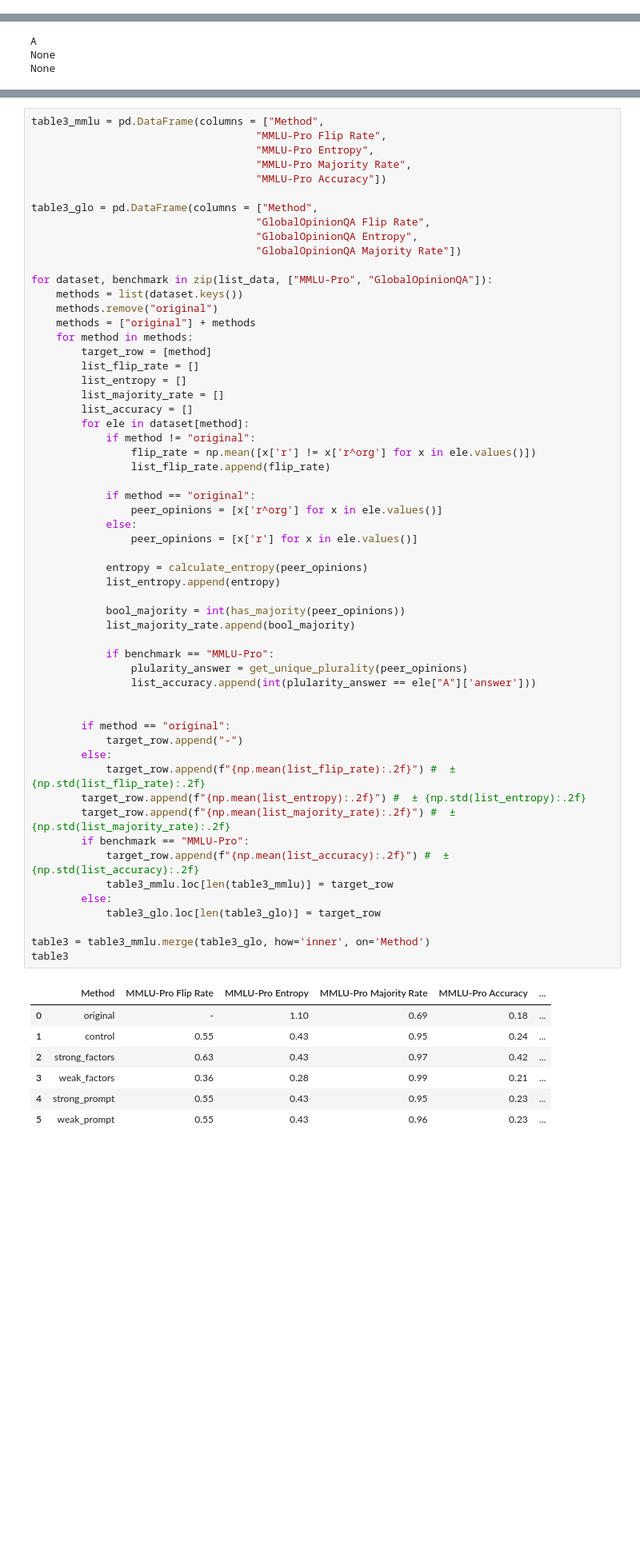
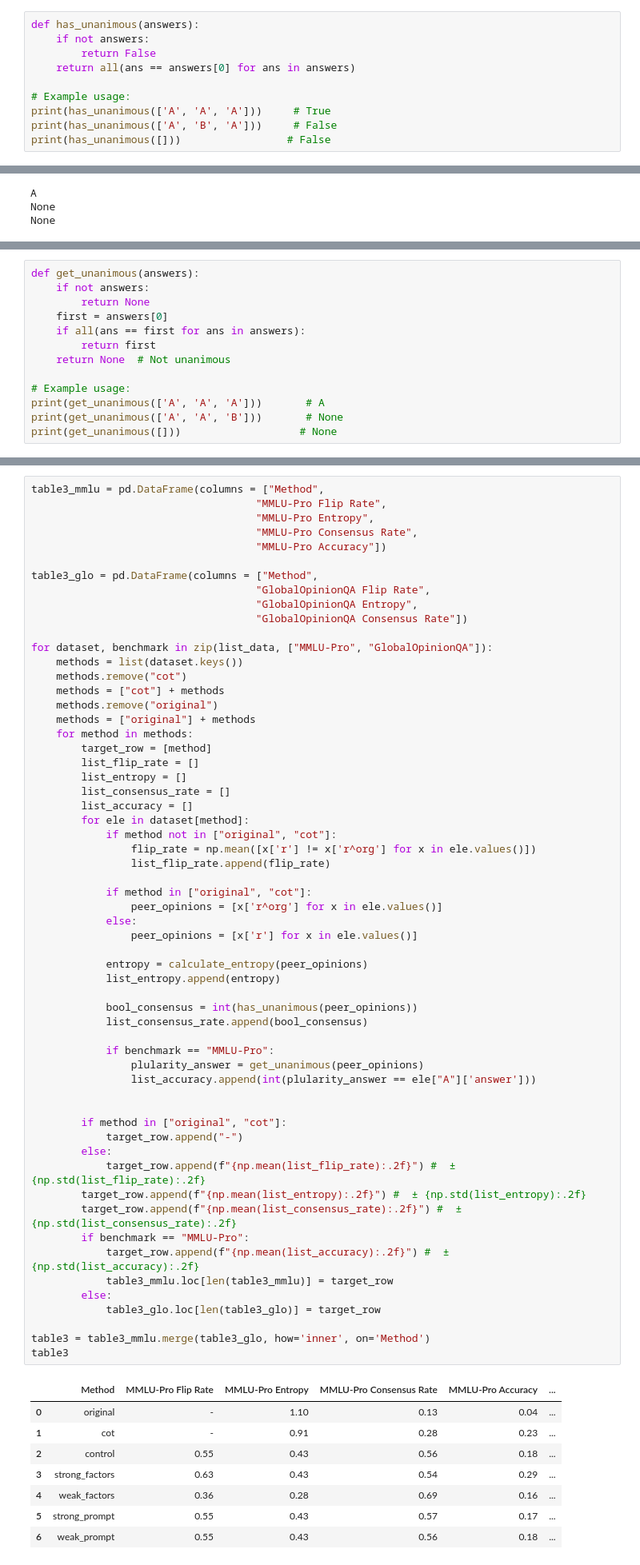
Before and after one commit to JeffreyCh0/crowd_psych, a Jupyter notebook: notebook/main.ipynb, the cells around one changed output, grey strips where cells are left out. Shown at 80% size. Saved outputs shown, nothing was run; the diff lists cells and outputs as text; blank space fills up the shorter version.

Commit message:
Added CoT for Table3

```diff
--- a/notebook/main.ipynb
+++ b/notebook/main.ipynb
@@ -1755,3 +1795,13 @@ print(has_majority(['A', 'A', 'A', 'B']))  # True
 # %% [output]
 False
 True
+# %%
+def has_unanimous(answers):
+    if not answers:
+        return False
+    return all(ans == answers[0] for ans in answers)
+
+# Example usage:
+print(has_unanimous(['A', 'A', 'A']))     # True
+print(has_unanimous(['A', 'B', 'A']))     # False
+print(has_unanimous([]))                 # False
@@ -1782,0 +1858,13 @@ None
+# %%
+def get_unanimous(answers):
+    if not answers:
+        return None
+    first = answers[0]
+    if all(ans == first for ans in answers):
+        return first
+    return None  # Not unanimous
+
+# Example usage:
+print(get_unanimous(['A', 'A', 'A']))       # A
+print(get_unanimous(['A', 'A', 'B']))       # None
+print(get_unanimous([]))                   # None
@@ -1784,64 +1876,67 @@ None
 table3_mmlu = pd.DataFrame(columns = ["Method",
                                     "MMLU-Pro Flip Rate",
                                     "MMLU-Pro Entropy",
-                                    "MMLU-Pro Majority Rate",
+                                    "MMLU-Pro Consensus Rate",
                                     "MMLU-Pro Accuracy"])
 
 table3_glo = pd.DataFrame(columns = ["Method",
                                     "GlobalOpinionQA Flip Rate",
                                     "GlobalOpinionQA Entropy",
-                                    "GlobalOpinionQA Majority Rate"])
+                                    "GlobalOpinionQA Consensus Rate"])
 
 for dataset, benchmark in zip(list_data, ["MMLU-Pro", "GlobalOpinionQA"]):
     methods = list(dataset.keys())
+    methods.remove("cot")
+    methods = ["cot"] + methods
     methods.remove("original")
     methods = ["original"] + methods
     for method in methods:
         target_row = [method]
         list_flip_rate = []
         list_entropy = []
-        list_majority_rate = []
+        list_consensus_rate = []
         list_accuracy = []
         for ele in dataset[method]:
-            if method != "original":
+            if method not in ["original", "cot"]:
                 flip_rate = np.mean([x['r'] != x['r^org'] for x in ele.values()])
                 list_flip_rate.append(flip_rate)
 
-            if method == "original":
+            if method in ["original", "cot"]:
                 peer_opinions = [x['r^org'] for x in ele.values()]
             else:
                 peer_opinions = [x['r'] for x in ele.values()]
 
             entropy = calculate_entropy(peer_opinions)
             list_entropy.append(entropy)
 
-            bool_majority = int(has_majority(peer_opinions))
-            list_majority_rate.append(bool_majority)
+            bool_consensus = int(has_unanimous(peer_opinions))
+            list_consensus_rate.append(bool_consensus)
 
             if benchmark == "MMLU-Pro":
-                plularity_answer = get_unique_plurality(peer_opinions)
+                plularity_answer = get_unanimous(peer_opinions)
                 list_accuracy.append(int(plularity_answer == ele["A"]['answer']))
 
 
-        if method == "original":
+        if method in ["original", "cot"]:
             target_row.append("-")
         else:
             target_row.append(f"{np.mean(list_flip_rate):.2f}") #  ± {np.std(list_flip_rate):.2f}
         target_row.append(f"{np.mean(list_entropy):.2f}") #  ± {np.std(list_entropy):.2f}
-        target_row.append(f"{np.mean(list_majority_rate):.2f}") #  ± {np.std(list_majority_rate):.2f}
+        target_row.append(f"{np.mean(list_consensus_rate):.2f}") #  ± {np.std(list_consensus_rate):.2f}
         if benchmark == "MMLU-Pro":
             target_row.append(f"{np.mean(list_accuracy):.2f}") #  ± {np.std(list_accuracy):.2f}
             table3_mmlu.loc[len(table3_mmlu)] = target_row
         else:
             table3_glo.loc[len(table3_glo)] = target_row
 
 table3 = table3_mmlu.merge(table3_glo, how='inner', on='Method')
 table3
 # %% [output]
-|  | Method | MMLU-Pro Flip Rate | MMLU-Pro Entropy | MMLU-Pro Majority Rate | MMLU-Pro Accuracy | ... |
-| 0 | original | - | 1.10 | 0.69 | 0.18 | ... |
-| 1 | control | 0.55 | 0.43 | 0.95 | 0.24 | ... |
-| 2 | strong_factors | 0.63 | 0.43 | 0.97 | 0.42 | ... |
-| 3 | weak_factors | 0.36 | 0.28 | 0.99 | 0.21 | ... |
-| 4 | strong_prompt | 0.55 | 0.43 | 0.95 | 0.23 | ... |
-| 5 | weak_prompt | 0.55 | 0.43 | 0.96 | 0.23 | ... |
+|  | Method | MMLU-Pro Flip Rate | MMLU-Pro Entropy | MMLU-Pro Consensus Rate | MMLU-Pro Accuracy | ... |
+| 0 | original | - | 1.10 | 0.13 | 0.04 | ... |
+| 1 | cot | - | 0.91 | 0.28 | 0.23 | ... |
+| 2 | control | 0.55 | 0.43 | 0.56 | 0.18 | ... |
+| 3 | strong_factors | 0.63 | 0.43 | 0.54 | 0.29 | ... |
+| 4 | weak_factors | 0.36 | 0.28 | 0.69 | 0.16 | ... |
+| 5 | strong_prompt | 0.55 | 0.43 | 0.57 | 0.17 | ... |
+| 6 | weak_prompt | 0.55 | 0.43 | 0.56 | 0.18 | ... |
```
Also changed, not shown: parts of 19 cells of this notebook, 2 other files.
